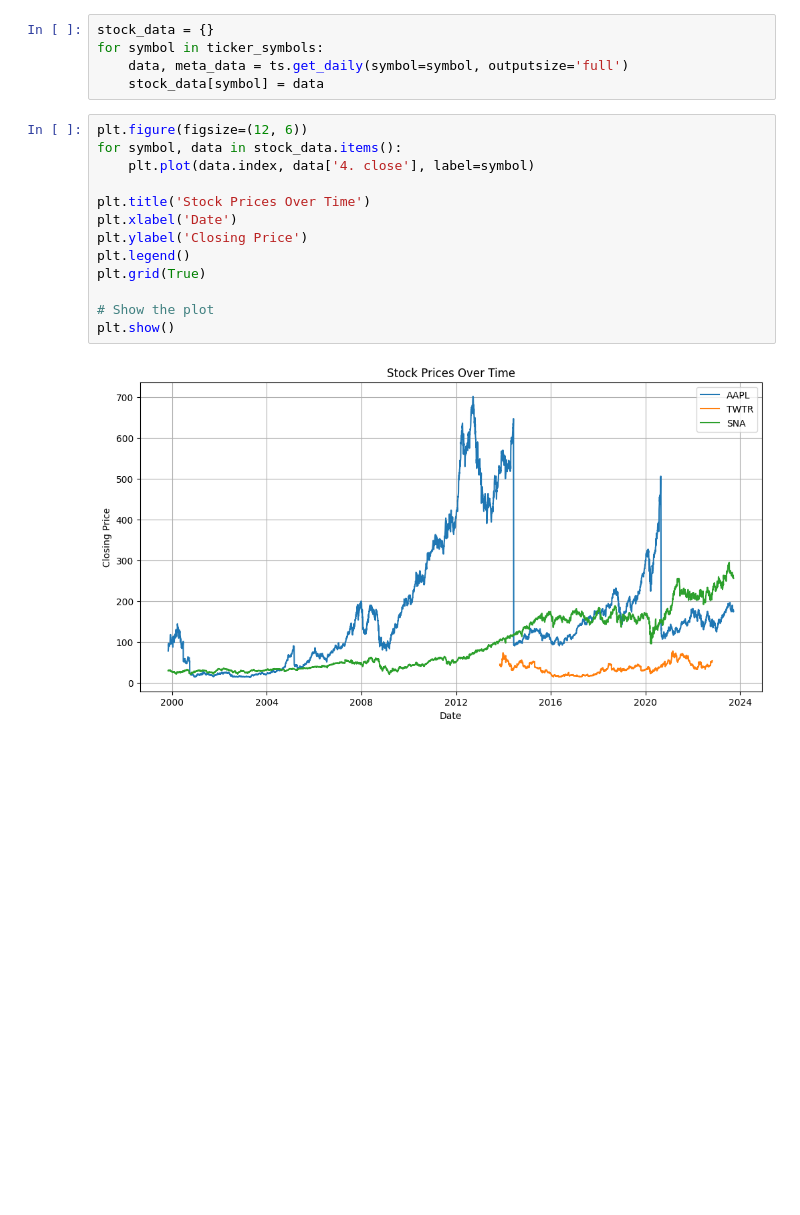
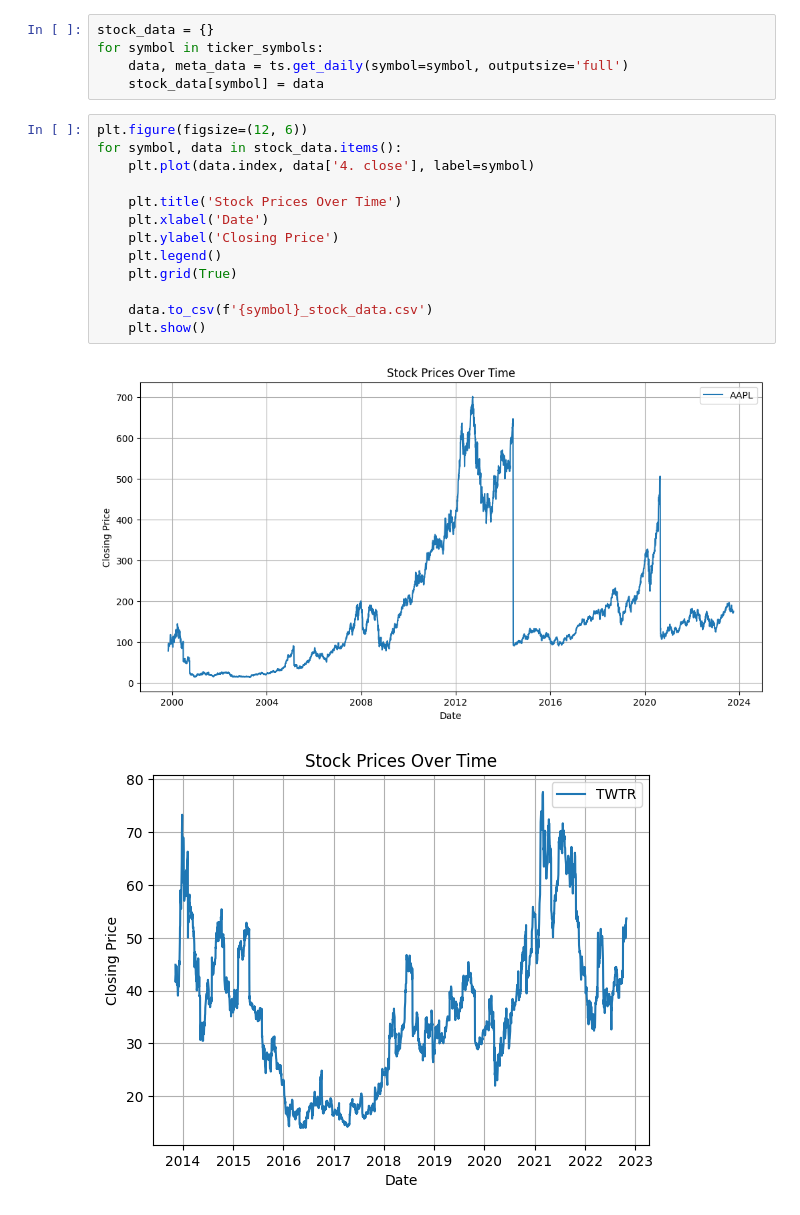
Before and after one commit to Sweeton-JK/Web-Scrapping-For-Stock-Market-, a Jupyter notebook: stockAnalysis.ipynb, the cells around one changed output. Cells and saved outputs as stored; diff of their text form; blank space fills up the shorter version.

```diff
--- a/stockAnalysis.ipynb
+++ b/stockAnalysis.ipynb
@@ -15,15 +15,16 @@ for symbol in ticker_symbols:
 # %%
 plt.figure(figsize=(12, 6))
 for symbol, data in stock_data.items():
     plt.plot(data.index, data['4. close'], label=symbol)
 
-plt.title('Stock Prices Over Time')
-plt.xlabel('Date')
-plt.ylabel('Closing Price')
-plt.legend()
-plt.grid(True)
+    plt.title('Stock Prices Over Time')
+    plt.xlabel('Date')
+    plt.ylabel('Closing Price')
+    plt.legend()
+    plt.grid(True)
 
-# Show the plot
-plt.show()
+    data.to_csv(f'{symbol}_stock_data.csv')
+    plt.show()
 # %% [output]
-[figure, old version]
+[figure, new version]
+[figure, added]
```
Also changed, not shown: parts of 1 cell of this notebook, 6 other files.
